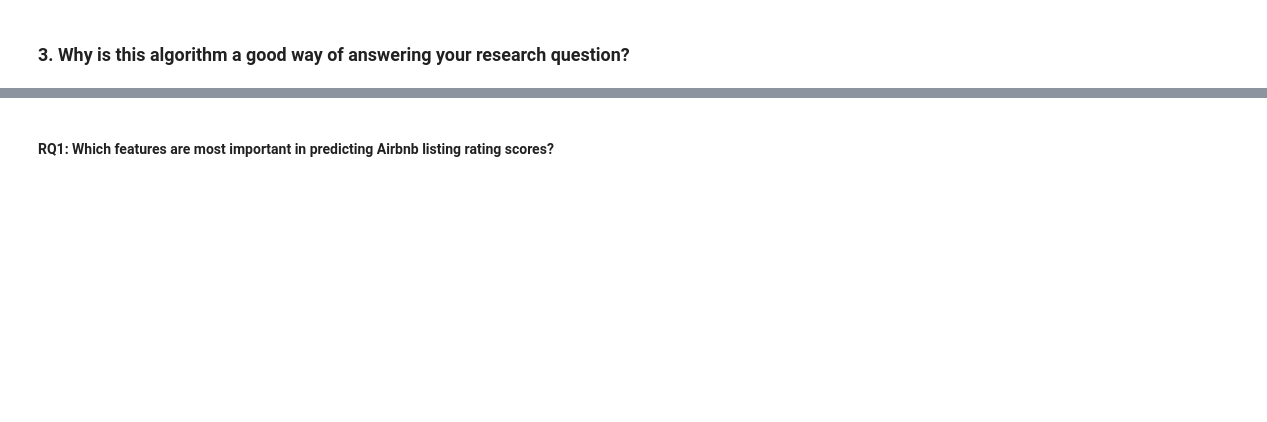
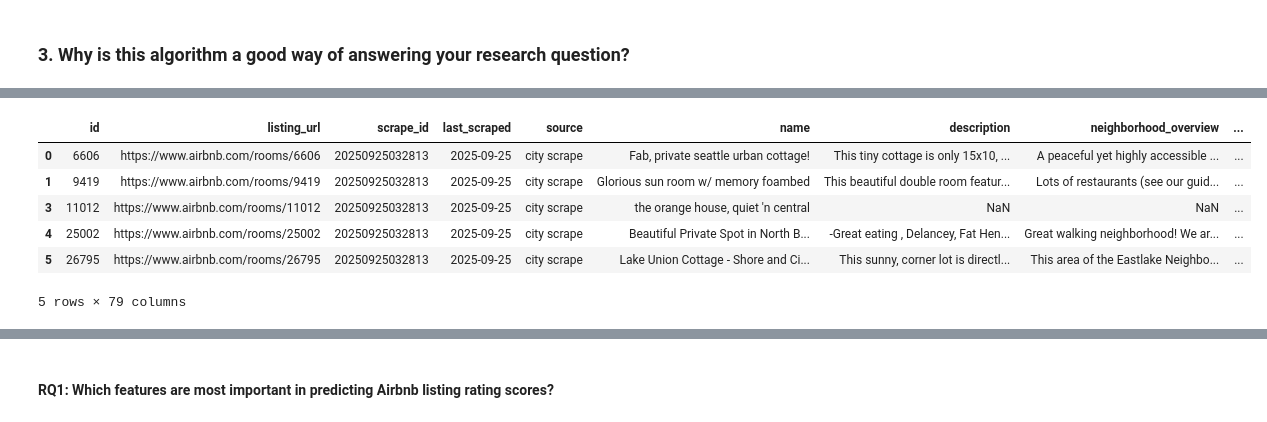
Before and after one commit to peilala/imt574_ml_final_project, a Jupyter notebook: IMT574_final_report.ipynb, the cells around one changed output, grey strips where cells are left out. Cells and saved outputs as stored; diff of their text form; code cells hidden in the pictures; blank space fills up the shorter version.

```diff
--- a/IMT574_final_report.ipynb
+++ b/IMT574_final_report.ipynb
@@ -24,0 +68,34 @@
+# %%
+seattle = pd.read_csv("listings.csv.gz")
+# %%
+# turn price into string
+seattle["price"] = (
+    seattle["price"]
+    .replace(r"[\$,]", "", regex=True)
+    .astype(float)
+)
+# %%
+# filter price <= 0
+seattle = seattle[seattle["price"] > 0]
+# remove extreme price
+p99_seattle = seattle["price"].quantile(0.99)
+seattle = seattle[seattle["price"] <= p99_seattle]
+# %%
+# remove extreme value
+p99_bedroom = seattle["bedrooms"].quantile(0.99)
+p99_beds = seattle["beds"].quantile(0.99)
+p99_bathroom = seattle["bathrooms"].quantile(0.99)
+p99_accomodates = seattle["accommodates"].quantile(0.99)
+seattle = seattle[seattle["bedrooms"] <= p99_bedroom]
+seattle = seattle[seattle["beds"] <= p99_beds]
+seattle = seattle[seattle["bathrooms"] <= p99_bathroom]
+seattle = seattle[seattle["accommodates"] <= p99_accomodates]
+seattle.head()
+# %% [output]
+|  | id | listing_url | scrape_id | last_scraped | source | name | description | neighborhood_overview | ... |
+| 0 | 6606 | https://www.airbnb.com/rooms/6606 | 20250925032813 | 2025-09-25 | city scrape | Fab, private seattle urban cottage! | This tiny cottage is only 15x10, ... | A peaceful yet highly accessible ... | ... |
+| 1 | 9419 | https://www.airbnb.com/rooms/9419 | 20250925032813 | 2025-09-25 | city scrape | Glorious sun room w/ memory foambed | This beautiful double room featur... | Lots of restaurants (see our guid... | ... |
+| 3 | 11012 | https://www.airbnb.com/rooms/11012 | 20250925032813 | 2025-09-25 | city scrape | the orange house, quiet 'n central | NaN | NaN | ... |
+| 4 | 25002 | https://www.airbnb.com/rooms/25002 | 20250925032813 | 2025-09-25 | city scrape | Beautiful Private Spot in North B... | -Great eating , Delancey, Fat Hen... | Great walking neighborhood! We ar... | ... |
+| 5 | 26795 | https://www.airbnb.com/rooms/26795 | 20250925032813 | 2025-09-25 | city scrape | Lake Union Cottage - Shore and Ci... | This sunny, corner lot is directl... | This area of the Eastlake Neighbo... | ... |
+5 rows × 79 columns
```
Also changed, not shown: parts of 59 cells of this notebook.
